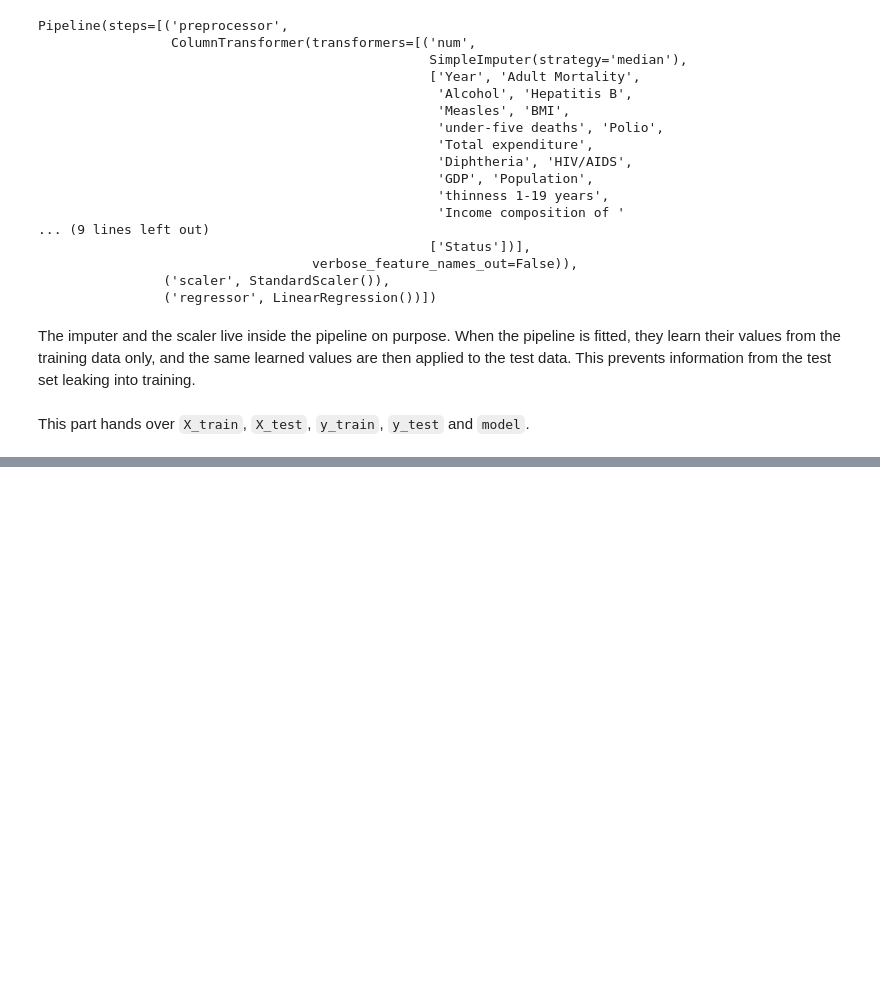
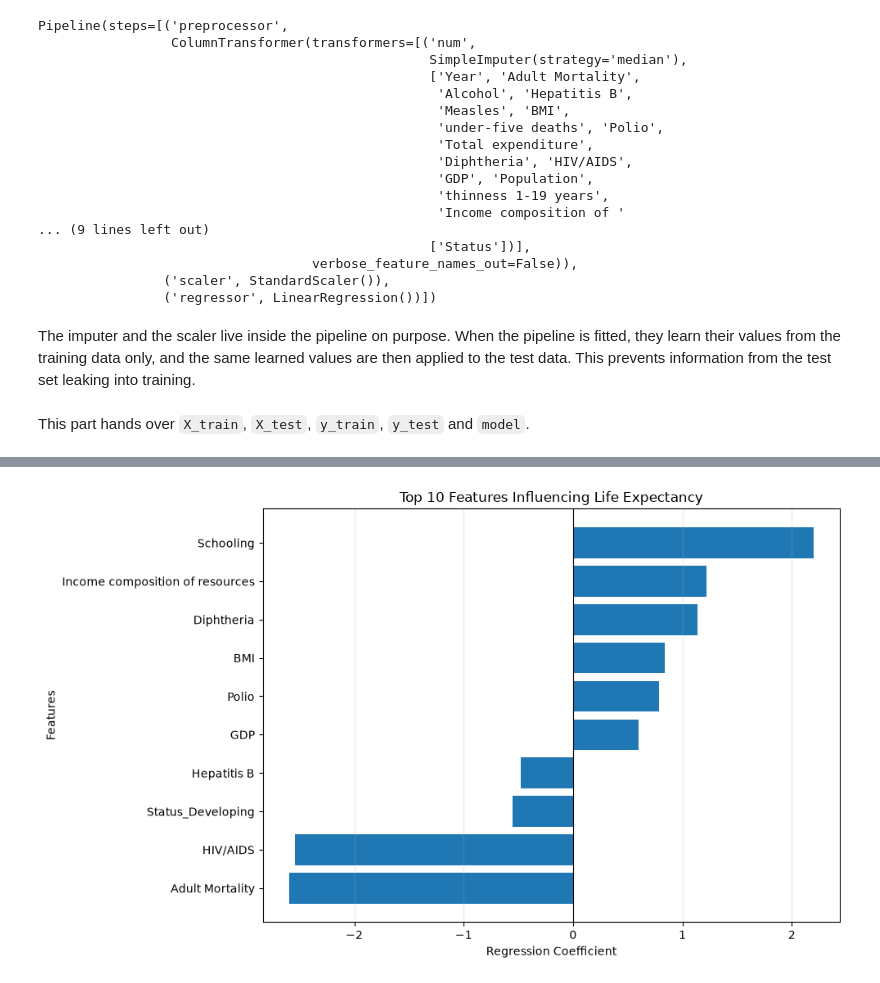
Before and after one commit to aaditverma0/life-expectancy-predictor, a Jupyter notebook: notebooks/main.ipynb, the cells around one changed output, grey strips where cells are left out. Saved outputs shown, nothing was run; the diff lists cells and outputs as text; code cells hidden in the pictures; blank space fills up the shorter version.

```diff
--- a/notebooks/main.ipynb
+++ b/notebooks/main.ipynb
@@ -312,0 +580,24 @@ This part hands over `X_train`, `X_test`, `y_train`, `y_test` and `model`.
+# %%
+
+# Visualize the top 10 influential features
+
+top_features = coefficient_df.head(10).sort_values(
+    by="Coefficient"
+)
+
+plt.figure(figsize=(10, 6))
+
+plt.barh(
+    top_features["Feature"],
+    top_features["Coefficient"]
+)
+
+plt.axvline(x=0, color="black", linewidth=0.8)
+plt.xlabel("Regression Coefficient")
+plt.ylabel("Features")
+plt.title("Top 10 Features Influencing Life Expectancy")
+plt.grid(axis="x", alpha=0.3)
+plt.tight_layout()
+plt.show()
+# %% [output]
+[figure, added]
```
Also changed, not shown: parts of 18 cells of this notebook, 1 other file.
